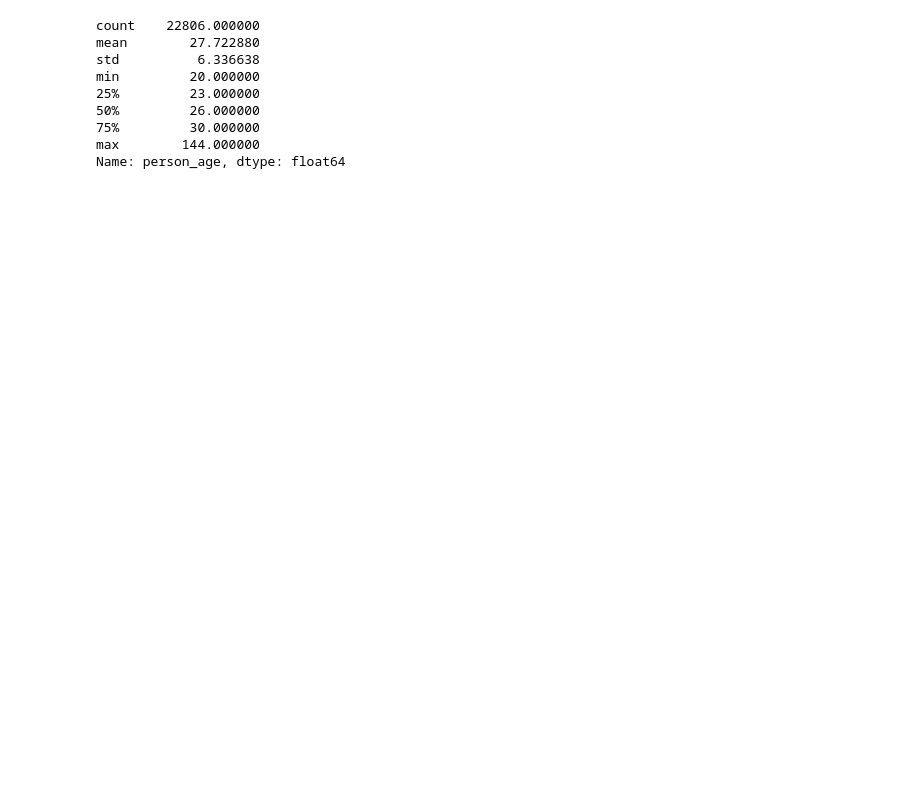
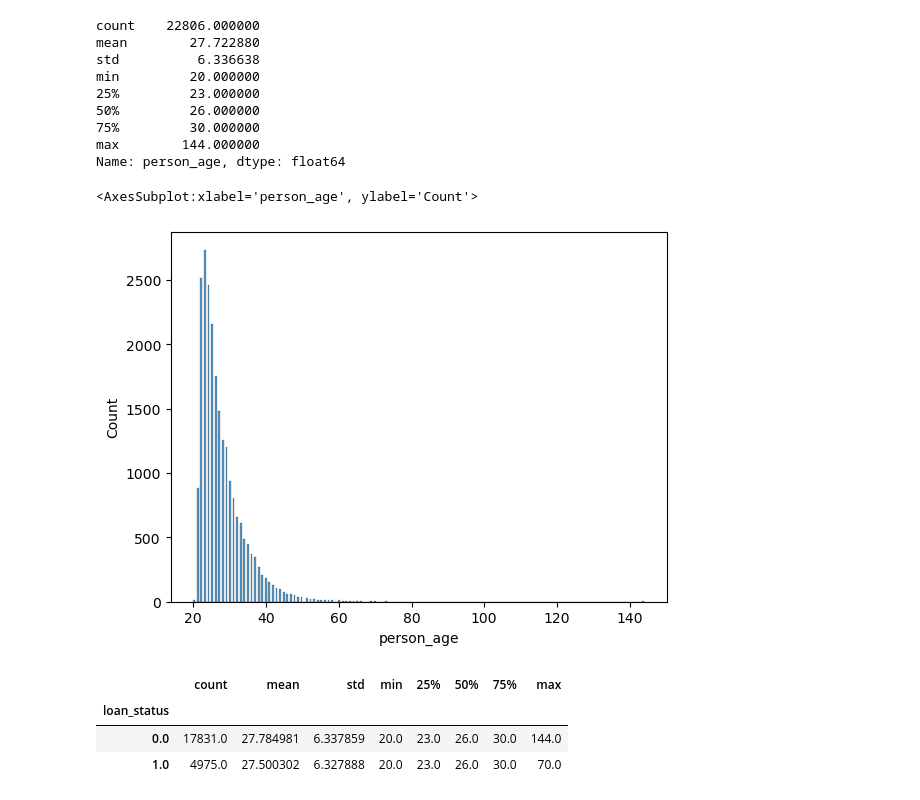
Before and after one commit to Tamirgading/End-to-End-Example-of-Scorecard-Creation, a Jupyter notebook: Untitled.ipynb, the cells around one changed output. Saved outputs shown, nothing was run; the diff lists cells and outputs as text; code cells hidden in the pictures; blank space fills up the shorter version.

```diff
--- a/Untitled.ipynb
+++ b/Untitled.ipynb
@@ -291,3 +281,18 @@ min         20.000000
 75%         30.000000
 max        144.000000
 Name: person_age, dtype: float64
+# %%
+# Distribution plot of person_age
+sns.histplot(data = data_train,
+             x = 'person_age')
+# %% [output]
+<AxesSubplot:xlabel='person_age', ylabel='Count'>
+[figure, added]
+# %%
+# Descriptive of person_age by response loan_status
+data['person_age'].groupby(data_train[response_variable]).describe()
+# %% [output]
+|  | count | mean | std | min | 25% | 50% | 75% | max |
+| loan_status |  |  |  |  |  |  |  |  |
+| 0.0 | 17831.0 | 27.784981 | 6.337859 | 20.0 | 23.0 | 26.0 | 30.0 | 144.0 |
+| 1.0 | 4975.0 | 27.500302 | 6.327888 | 20.0 | 23.0 | 26.0 | 30.0 | 70.0 |
```
Also changed, not shown: parts of 115 cells of this notebook.
